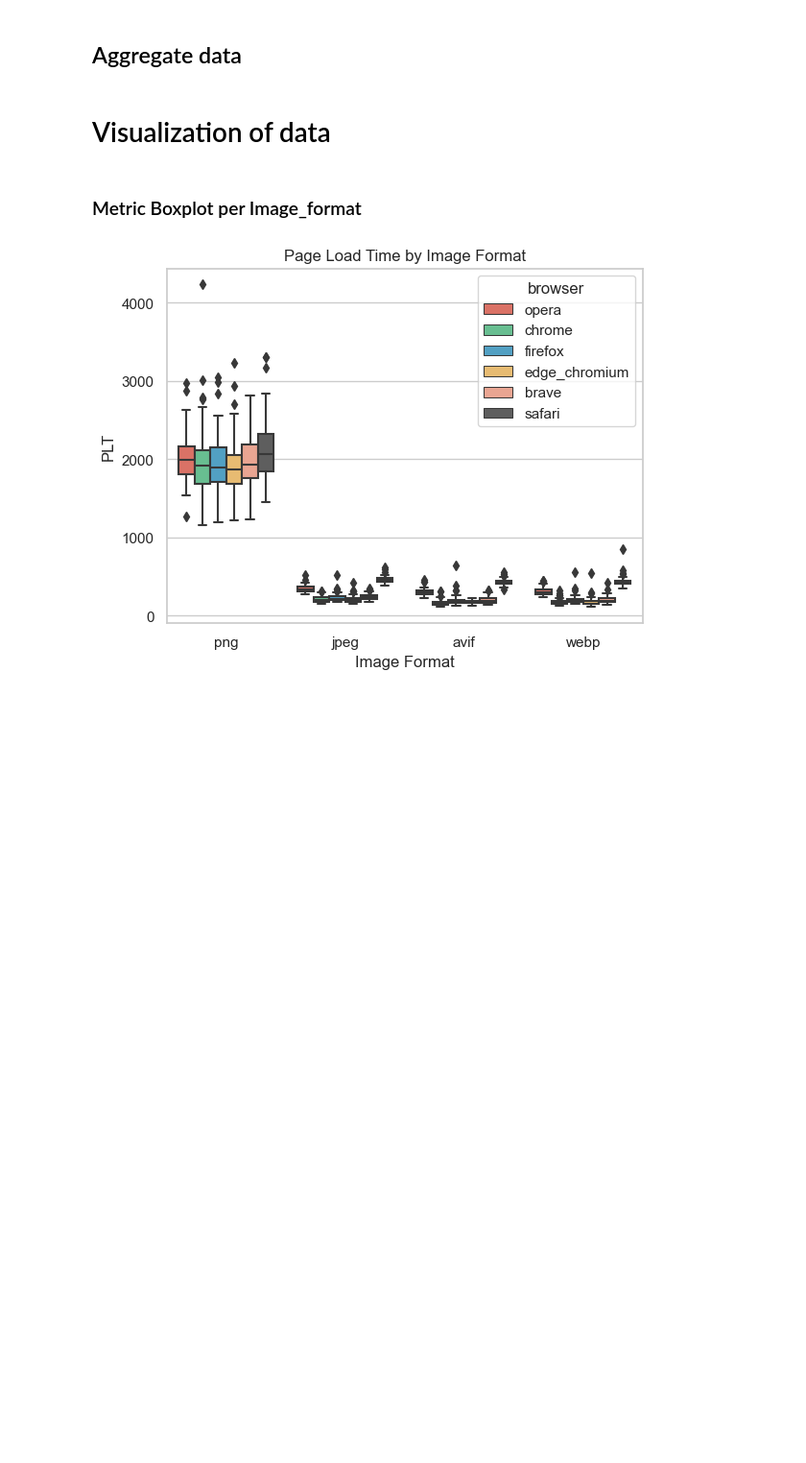
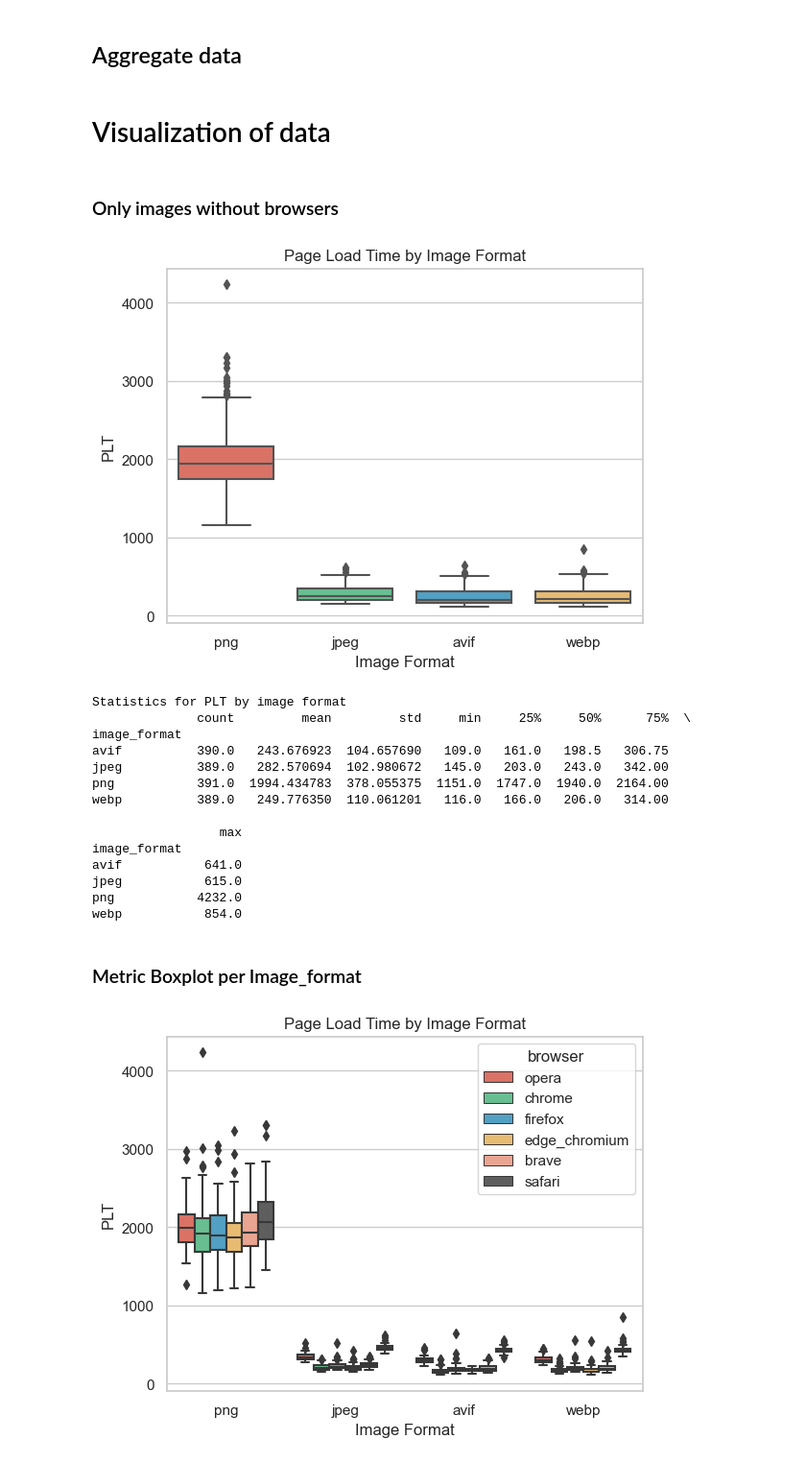
Before and after one commit to bdornauer/image_performance_test, a Jupyter notebook: data_analyis/analysis.ipynb, the cells around one changed output. Shown at 96% size. Drawn from its saved outputs; the diff is of its cells as text; code cells hidden in the pictures; blank space fills up the shorter version.

```diff
--- a/data_analyis/analysis.ipynb
+++ b/data_analyis/analysis.ipynb
@@ -28,6 +28,40 @@ df_csv_concat = df_csv_concat.sort_values(["run_id"])
 df_csv_concat.to_csv("combined_website_performance_data.csv",index=False)
 # %% [markdown]
 # Visualization of data
+# %% [markdown]
+### Only images without browsers
+# %%
+def visualize_metrix_boxplot_by_image_format(metric):
+    df = pd.read_csv("combined_website_performance_data.csv")
+    sns.set(style="whitegrid")
+    sns.boxplot(data=df, x="image_format", y=metric, palette=color_browsers)
+    plt.title("Page Load Time by Image Format")
+    plt.xlabel("Image Format")
+    plt.ylabel(metric)
+    plt.savefig("plt_by_image_format.png")
+    plt.show()
+
+    # print statistics
+    print("Statistics for " + metric + " by image format")
+    print(df.groupby("image_format")[metric].describe())
+# %%
+visualize_metrix_boxplot_by_image_format("PLT")
+# %% [output]
+[figure, added]
+Statistics for PLT by image format
+              count         mean         std     min     25%     50%      75%  \
+image_format
+avif          390.0   243.676923  104.657690   109.0   161.0   198.5   306.75
+jpeg          389.0   282.570694  102.980672   145.0   203.0   243.0   342.00
+png           391.0  1994.434783  378.055375  1151.0  1747.0  1940.0  2164.00
+webp          389.0   249.776350  110.061201   116.0   166.0   206.0   314.00
+
+                 max
+image_format
+avif           641.0
+jpeg           615.0
+png           4232.0
+webp           854.0
 # %% [markdown]
 ### Metric Boxplot per Image_format
 # %%
```
Also changed, not shown: parts of 2 cells of this notebook.
